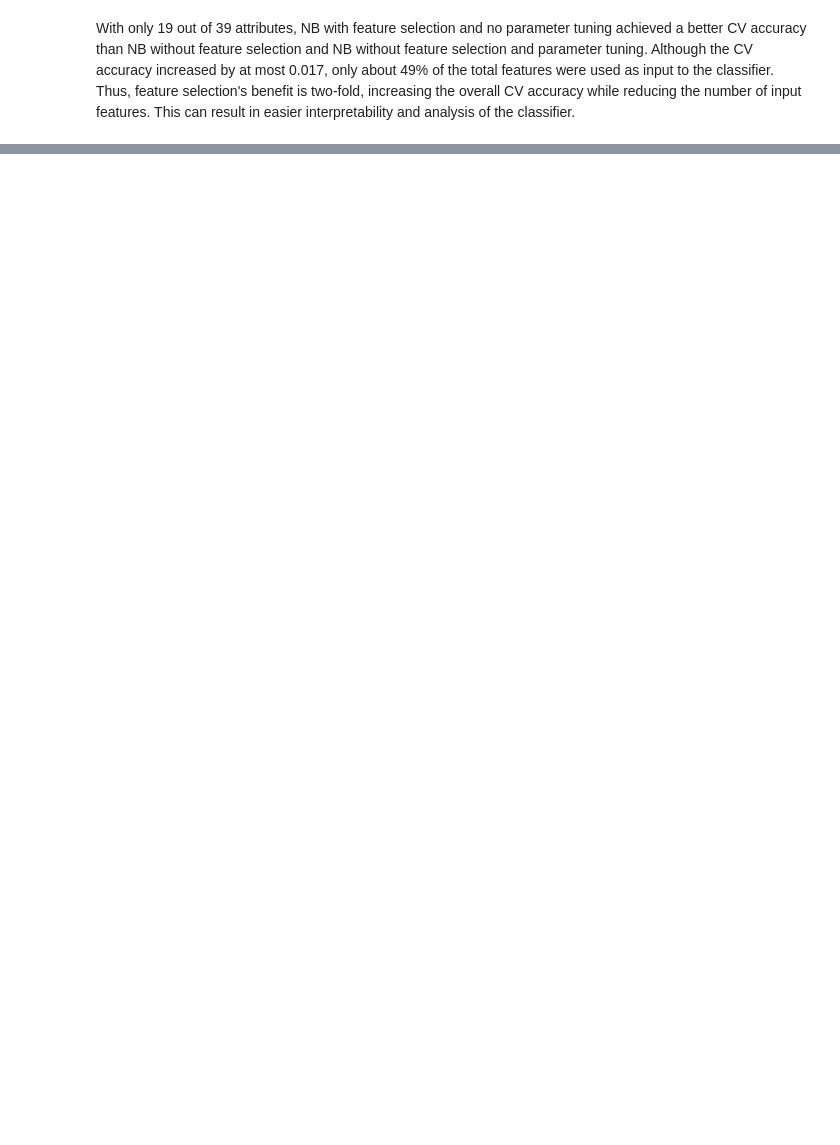
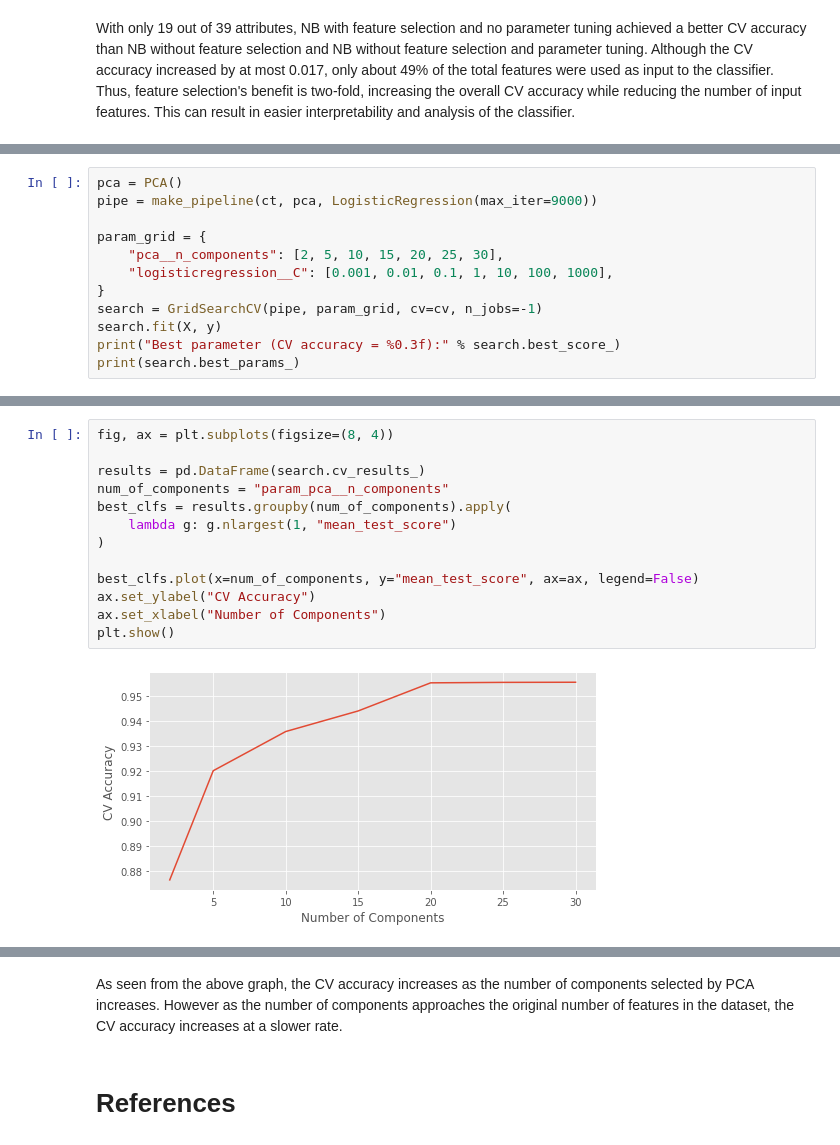
Before and after one commit to nzabdelke/Network-Traffic-Classification, a Jupyter notebook: network_traffic_classification.ipynb, the cells around one changed output, grey strips where cells are left out. Saved outputs shown, nothing was run; the diff lists cells and outputs as text; blank space fills up the shorter version.

Commit message:
add logistic regression classifier

```diff
--- a/network_traffic_classification.ipynb
+++ b/network_traffic_classification.ipynb
@@ -539,0 +554,12 @@ best_classifiers["k-NN with PT"] = search.best_score_
+# %%
+pca = PCA()
+pipe = make_pipeline(ct, pca, LogisticRegression(max_iter=9000))
+
+param_grid = {
+    "pca__n_components": [2, 5, 10, 15, 20, 25, 30],
+    "logisticregression__C": [0.001, 0.01, 0.1, 1, 10, 100, 1000],
+}
+search = GridSearchCV(pipe, param_grid, cv=cv, n_jobs=-1)
+search.fit(X, y)
+print("Best parameter (CV accuracy = %0.3f):" % search.best_score_)
+print(search.best_params_)
@@ -539,0 +572,15 @@ best_classifiers["k-NN with PT"] = search.best_score_
+# %%
+fig, ax = plt.subplots(figsize=(8, 4))
+
+results = pd.DataFrame(search.cv_results_)
+num_of_components = "param_pca__n_components"
+best_clfs = results.groupby(num_of_components).apply(
+    lambda g: g.nlargest(1, "mean_test_score")
+)
+
+best_clfs.plot(x=num_of_components, y="mean_test_score", ax=ax, legend=False)
+ax.set_ylabel("CV Accuracy")
+ax.set_xlabel("Number of Components")
+plt.show()
+# %% [output]
+[figure, added]
@@ -539,0 +588,4 @@ best_classifiers["k-NN with PT"] = search.best_score_
+# %% [markdown]
+As seen from the above graph, the CV accuracy increases as the number of components selected by PCA increases. However as the number of components approaches the original number of features in the dataset, the CV accuracy increases at a slower rate.
+# %% [markdown]
+# References
```
Also changed, not shown: parts of 57 cells of this notebook.
